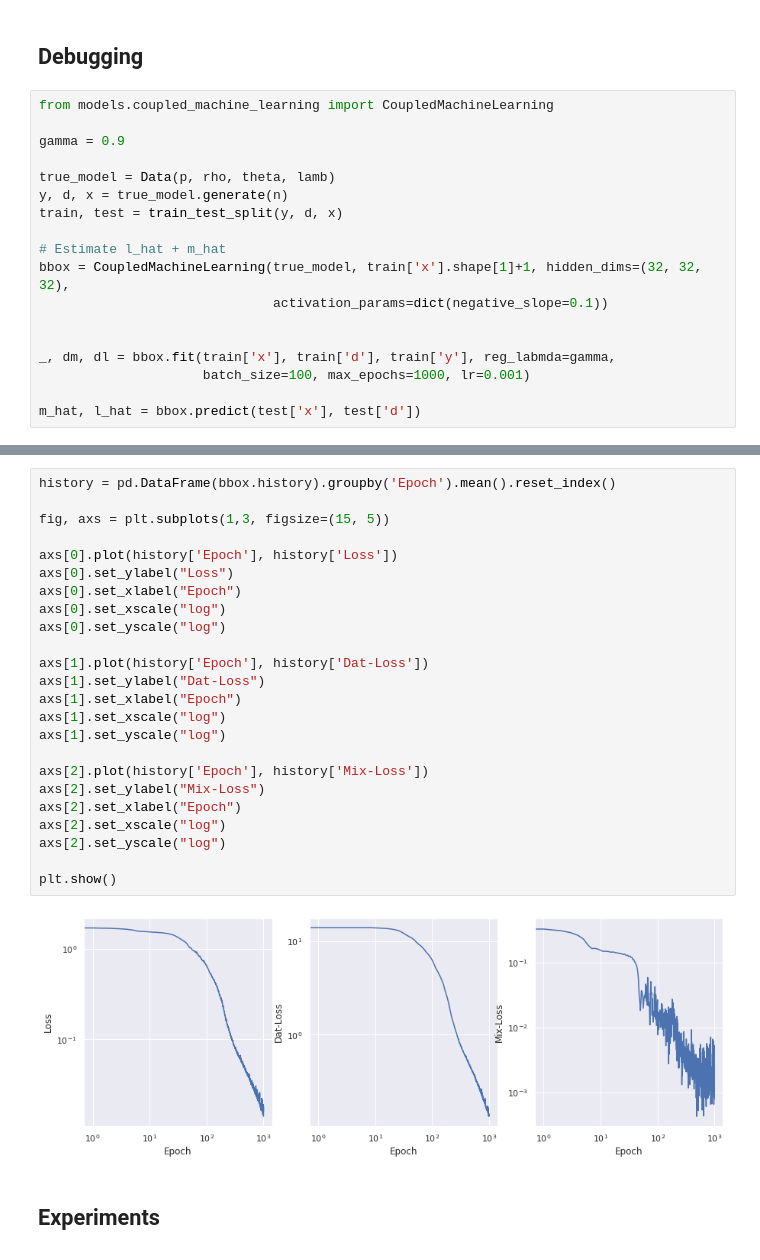
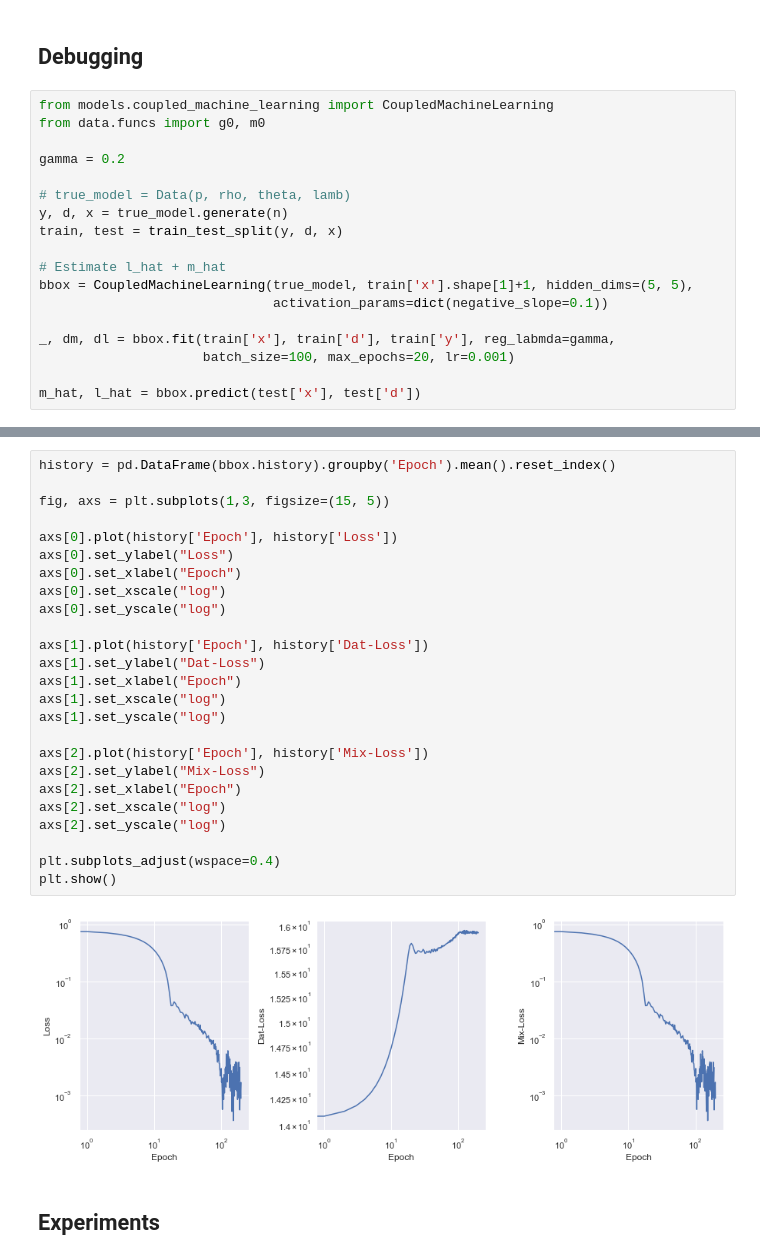
Before and after one commit to nitaifingerhut/double_machine_learning, a Jupyter notebook: diagnostic.ipynb, the cells around one changed output, grey strips where cells are left out. Drawn from its saved outputs; the diff is of its cells as text.

```diff
--- a/diagnostic.ipynb
+++ b/diagnostic.ipynb
@@ -43,19 +43,19 @@ plt.show()
 ## Debugging
 # %%
 from models.coupled_machine_learning import CoupledMachineLearning
+from data.funcs import g0, m0
 
-gamma = 0.9
+gamma = 0.2
 
-true_model = Data(p, rho, theta, lamb)
+# true_model = Data(p, rho, theta, lamb)
 y, d, x = true_model.generate(n)
 train, test = train_test_split(y, d, x)
 
 # Estimate l_hat + m_hat
-bbox = CoupledMachineLearning(true_model, train['x'].shape[1]+1, hidden_dims=(32, 32, 32),
+bbox = CoupledMachineLearning(true_model, train['x'].shape[1]+1, hidden_dims=(5, 5),
                               activation_params=dict(negative_slope=0.1))
 
-
 _, dm, dl = bbox.fit(train['x'], train['d'], train['y'], reg_labmda=gamma,
-                     batch_size=100, max_epochs=1000, lr=0.001)
+                     batch_size=100, max_epochs=20, lr=0.001)
 
 m_hat, l_hat = bbox.predict(test['x'], test['d'])
@@ -71,29 +83,30 @@ print(np.corrcoef(dm, dl))
 # %%
 history = pd.DataFrame(bbox.history).groupby('Epoch').mean().reset_index()
 
 fig, axs = plt.subplots(1,3, figsize=(15, 5))
 
 axs[0].plot(history['Epoch'], history['Loss'])
 axs[0].set_ylabel("Loss")
 axs[0].set_xlabel("Epoch")
 axs[0].set_xscale("log")
 axs[0].set_yscale("log")
 
 axs[1].plot(history['Epoch'], history['Dat-Loss'])
 axs[1].set_ylabel("Dat-Loss")
 axs[1].set_xlabel("Epoch")
 axs[1].set_xscale("log")
 axs[1].set_yscale("log")
 
 axs[2].plot(history['Epoch'], history['Mix-Loss'])
 axs[2].set_ylabel("Mix-Loss")
 axs[2].set_xlabel("Epoch")
 axs[2].set_xscale("log")
 axs[2].set_yscale("log")
 
+plt.subplots_adjust(wspace=0.4)
 plt.show()
 # %% [output]
-[figure, old version]
+[figure, new version]
 # %% [markdown]
 ## Experiments
 # %%
```
Also changed, not shown: parts of 3 cells of this notebook, 1 other file.
